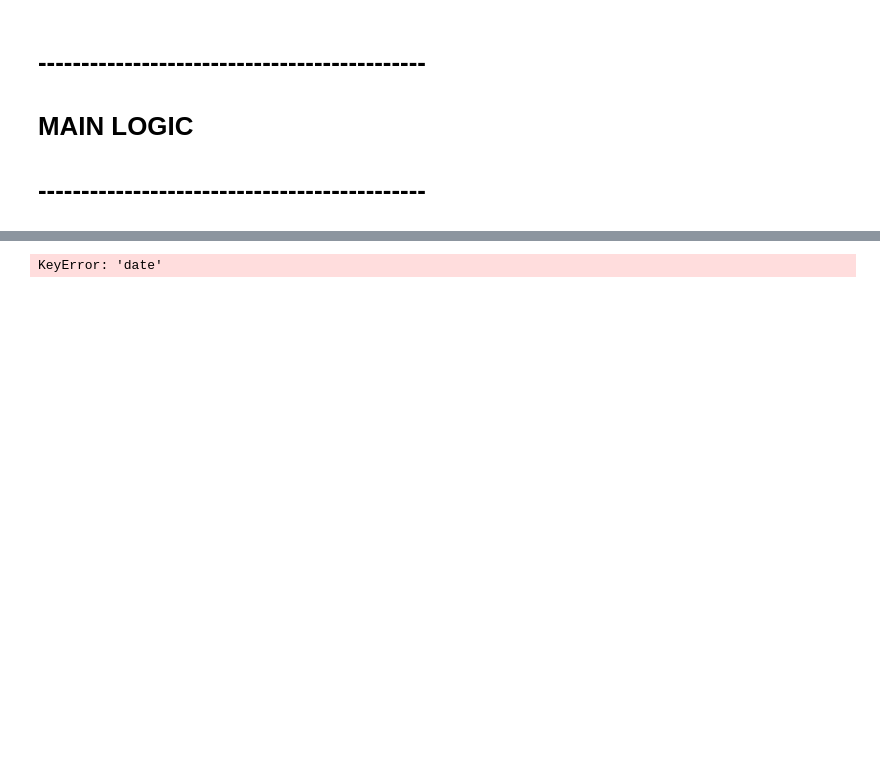
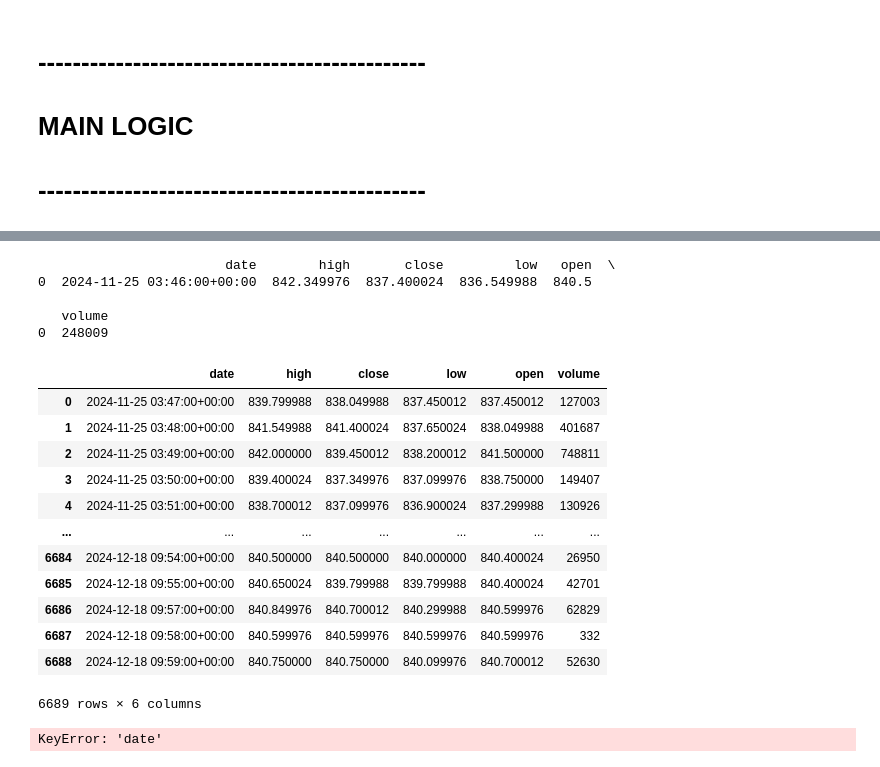
Before and after one commit to Sahilsingh0808/algo-trading-framework, a Jupyter notebook: scripts/algo_trading_rsi.ipynb, the cells around one changed output, grey strips where cells are left out. Saved outputs shown, nothing was run; the diff lists cells and outputs as text; code cells hidden in the pictures; blank space fills up the shorter version.

```diff
--- a/scripts/algo_trading_rsi.ipynb
+++ b/scripts/algo_trading_rsi.ipynb
@@ -620,3 +658,35 @@ def fetch_stock_data_in_chunks(symbol, start_date, end_date, interval="1m", outp
+# %%
+#code to load the csv file and get the first row
+CSV_FILE = "sbin.csv"
+df = pd.read_csv(CSV_FILE)
+print(df.head(1))
+
+#drop the first row
+df = df.iloc[1:]
+
+#save the dataframe to a new csv file
+df.to_csv(CSV_FILE, index=False)
+df_cleaned = pd.read_csv(CSV_FILE)
+df_cleaned
+# %% [output]
+                        date        high       close         low   open  \
+0  2024-11-25 03:46:00+00:00  842.349976  837.400024  836.549988  840.5
+
+   volume
+0  248009
+|  | date | high | close | low | open | volume |
+| 0 | 2024-11-25 03:47:00+00:00 | 839.799988 | 838.049988 | 837.450012 | 837.450012 | 127003 |
+| 1 | 2024-11-25 03:48:00+00:00 | 841.549988 | 841.400024 | 837.650024 | 838.049988 | 401687 |
+| 2 | 2024-11-25 03:49:00+00:00 | 842.000000 | 839.450012 | 838.200012 | 841.500000 | 748811 |
+| 3 | 2024-11-25 03:50:00+00:00 | 839.400024 | 837.349976 | 837.099976 | 838.750000 | 149407 |
+| 4 | 2024-11-25 03:51:00+00:00 | 838.700012 | 837.099976 | 836.900024 | 837.299988 | 130926 |
+| ... | ... | ... | ... | ... | ... | ... |
+| 6684 | 2024-12-18 09:54:00+00:00 | 840.500000 | 840.500000 | 840.000000 | 840.400024 | 26950 |
+| 6685 | 2024-12-18 09:55:00+00:00 | 840.650024 | 839.799988 | 839.799988 | 840.400024 | 42701 |
+| 6686 | 2024-12-18 09:57:00+00:00 | 840.849976 | 840.700012 | 840.299988 | 840.599976 | 62829 |
+| 6687 | 2024-12-18 09:58:00+00:00 | 840.599976 | 840.599976 | 840.599976 | 840.599976 | 332 |
+| 6688 | 2024-12-18 09:59:00+00:00 | 840.750000 | 840.750000 | 840.099976 | 840.700012 | 52630 |
+6689 rows × 6 columns
 # %%
 import pandas as pd
 import matplotlib.pyplot as plt
```
Also changed, not shown: parts of 7 cells of this notebook, 5 other files.
